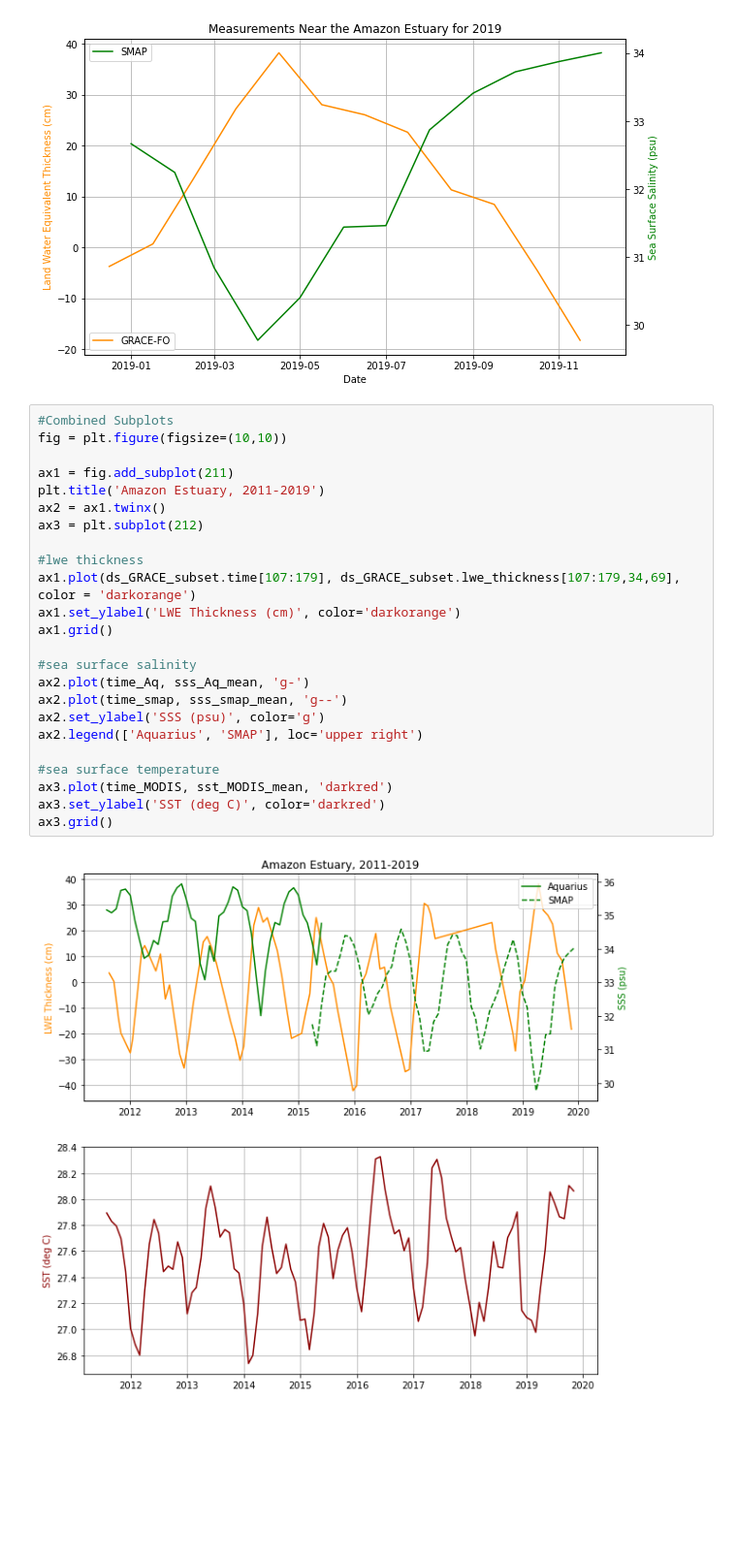
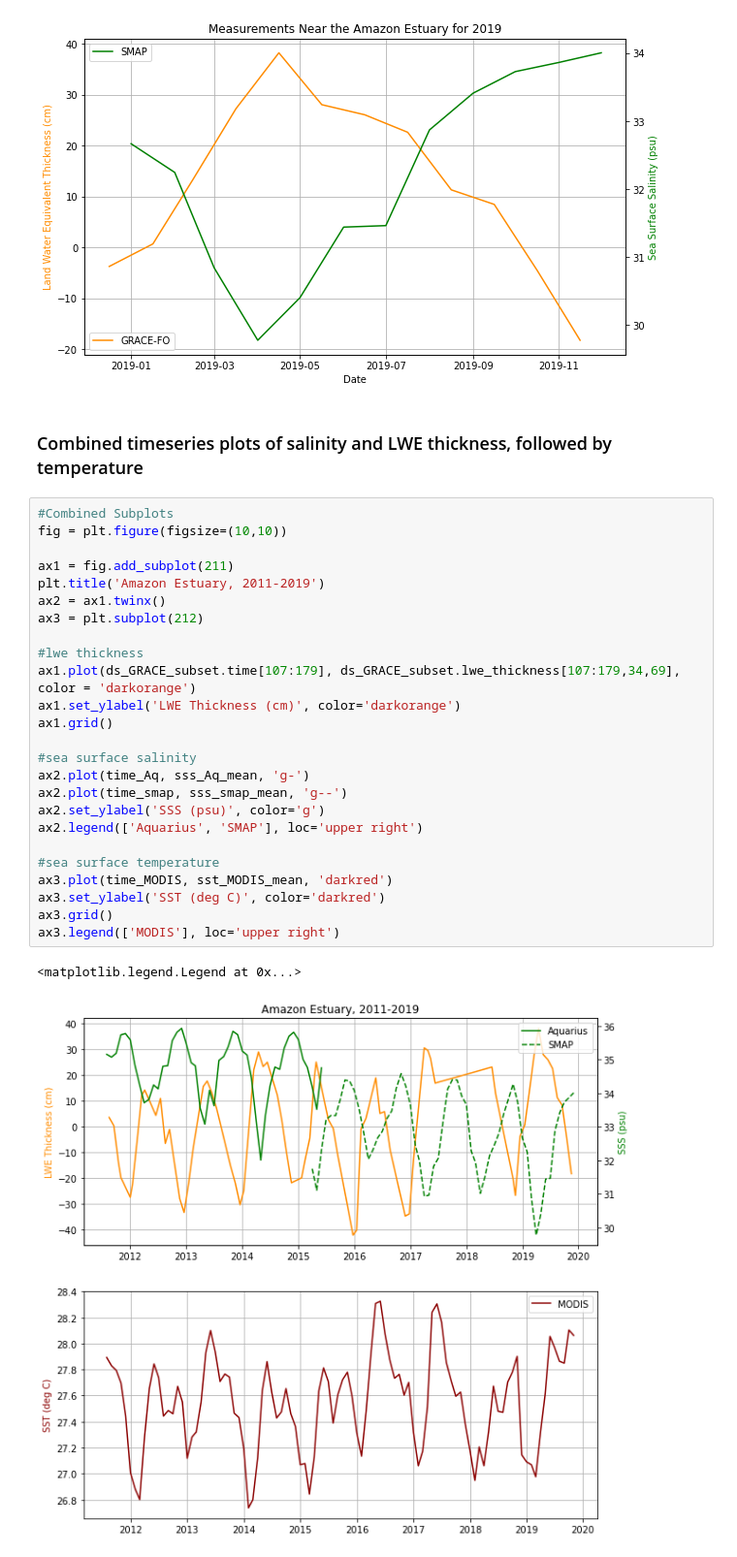
Before and after one commit to celiaou-podaac/iosos_2021, a Jupyter notebook: iosos_demo.ipynb, the cells around one changed output. Shown at 97% size. Saved outputs shown, nothing was run; the diff lists cells and outputs as text; blank space fills up the shorter version.

Commit message:
Cleaned up links and added plot captions in markdown

```diff
--- a/iosos_demo.ipynb
+++ b/iosos_demo.ipynb
@@ -746,29 +748,33 @@ ax1.grid()
 plt.show()
 # %% [output]
 [figure]
+# %% [markdown]
+### Combined timeseries plots of salinity and LWE thickness, followed by temperature
 # %%
 #Combined Subplots
 fig = plt.figure(figsize=(10,10))
 
 ax1 = fig.add_subplot(211)
 plt.title('Amazon Estuary, 2011-2019')
 ax2 = ax1.twinx()
 ax3 = plt.subplot(212)
 
 #lwe thickness
 ax1.plot(ds_GRACE_subset.time[107:179], ds_GRACE_subset.lwe_thickness[107:179,34,69], color = 'darkorange')
 ax1.set_ylabel('LWE Thickness (cm)', color='darkorange')
 ax1.grid()
 
 #sea surface salinity
 ax2.plot(time_Aq, sss_Aq_mean, 'g-')
 ax2.plot(time_smap, sss_smap_mean, 'g--')
 ax2.set_ylabel('SSS (psu)', color='g')
 ax2.legend(['Aquarius', 'SMAP'], loc='upper right')
 
 #sea surface temperature
 ax3.plot(time_MODIS, sst_MODIS_mean, 'darkred')
 ax3.set_ylabel('SST (deg C)', color='darkred')
 ax3.grid()
+ax3.legend(['MODIS'], loc='upper right')
 # %% [output]
+<matplotlib.legend.Legend at 0x...>
-[figure, old version]
+[figure, new version]
```
Also changed, not shown: parts of 10 cells of this notebook.
